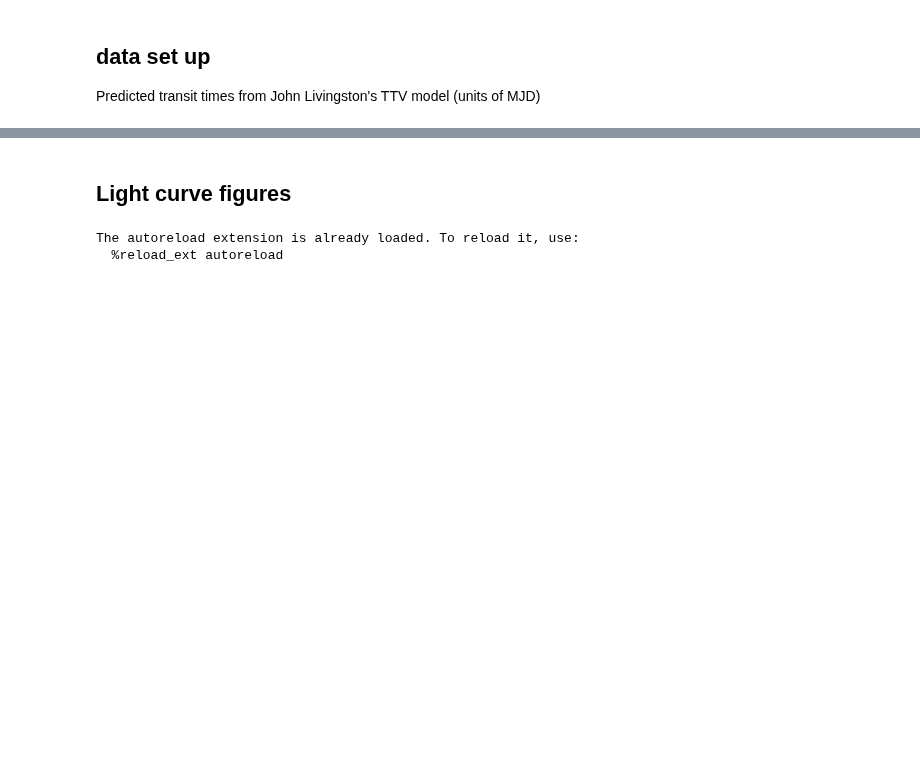
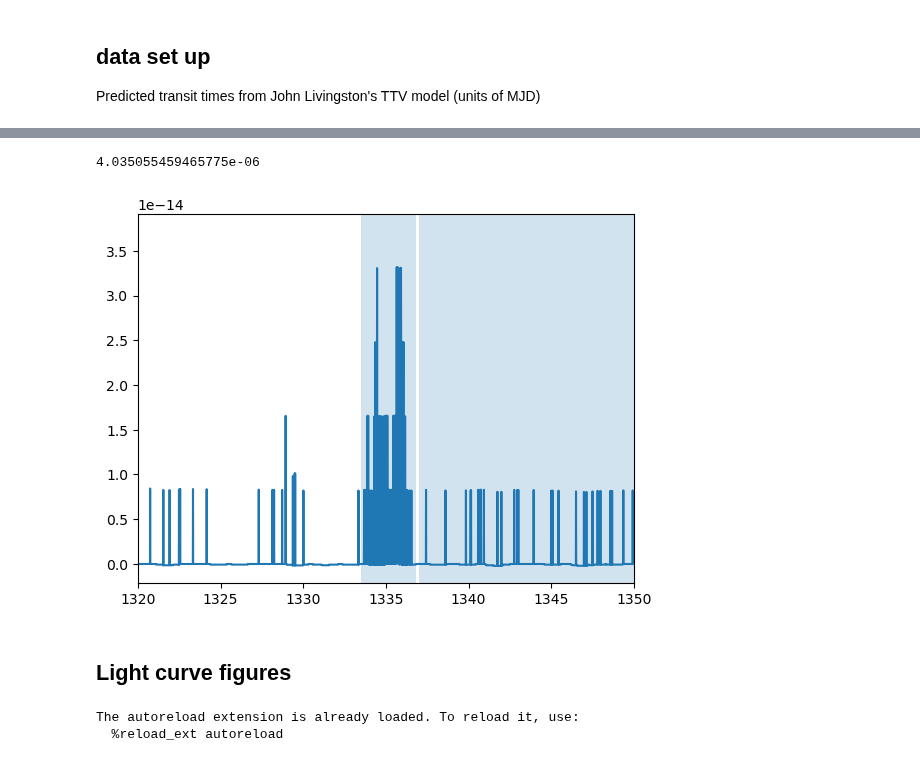
Before and after one commit to afeinstein20/cos_flares, a Jupyter notebook: notebooks/v1298tauc_transit.ipynb, the cells around one changed output, grey strips where cells are left out. Cells and saved outputs as stored; diff of their text form; code cells hidden in the pictures; blank space fills up the shorter version.

```diff
--- a/notebooks/v1298tauc_transit.ipynb
+++ b/notebooks/v1298tauc_transit.ipynb
@@ -54,3 +67,16 @@ twc_b.load_line_table('.', 'v1298tau_linelist.txt')
+# %%
+plt.plot(twc_a.wavelength[100], twc_a.flux[100])
+plt.xlim(1320, 1350)
+x1, x2 = 1333.5, 1336.8
+x3, x4 = 1337, 1350
+plt.axvspan(x1, x2, alpha=0.2)
+plt.axvspan(x3, x4, alpha=0.2)
+signal = np.nanmax(twc_a.flux[100][(twc_a.wavelength[100]>x1) & (twc_a.wavelength[100]<x2)])
+noise = np.nanmedian(np.abs(twc_a.flux[100][(twc_a.wavelength[100]>x3) & (twc_a.wavelength[100]<x4)]))
+(signal-noise)/np.sqrt(noise)
+# %% [output]
+4.035055459465775e-06
+[figure, added]
 # %% [markdown]
 ## Light curve figures
 # %%
```
Also changed, not shown: parts of 3 cells of this notebook, 1 other file.
